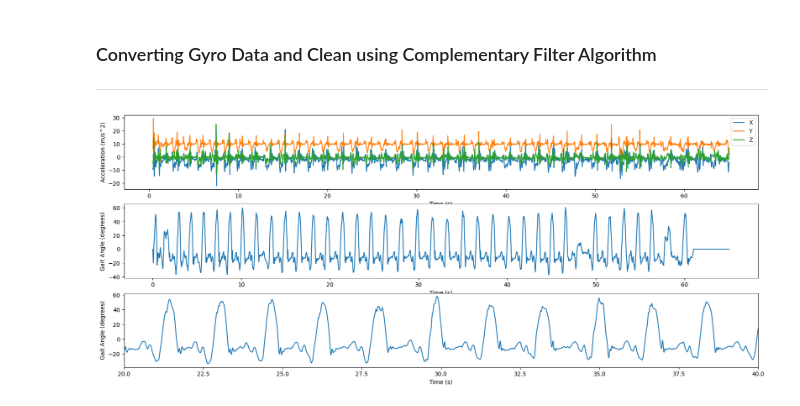
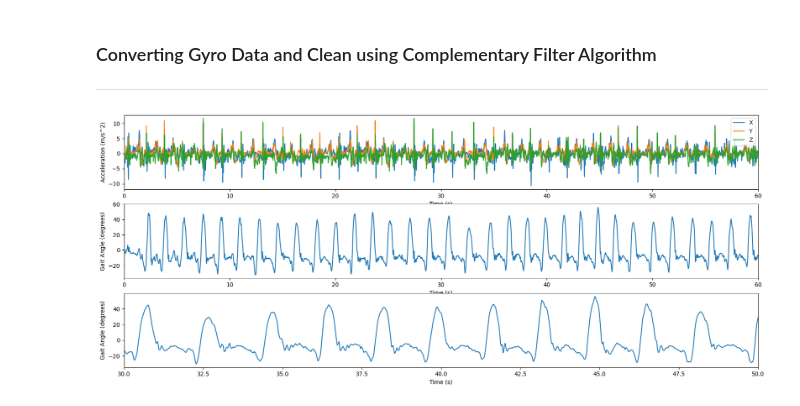
Before and after one commit to edward-billy/gait-analysis, a Jupyter notebook: Gait_Analysis.ipynb, the cells around one changed output. Saved outputs shown, nothing was run; the diff lists cells and outputs as text; code cells hidden in the pictures.

```diff
--- a/Gait_Analysis.ipynb
+++ b/Gait_Analysis.ipynb
@@ -12,11 +12,11 @@ import pandas as pd
 import numpy as np
 import matplotlib.pyplot as plt
 
-dfa = pd.read_excel('https://github.com/edward-billy/gait-analysis/blob/main/Gait_Analysis_IoT_2023-04-15_19-01-18.xls?raw=true',sheet_name = 'Accelerometer')
+dfa = pd.read_excel('https://github.com/edward-billy/gait-analysis/blob/main/Gait_Analysis_IoT_2023-04-15_19-01-18.xls?raw=true',sheet_name = 'Linear Acceleration')
 dfg = pd.read_excel('https://github.com/edward-billy/gait-analysis/blob/main/Gait_Analysis_IoT_2023-04-15_19-01-18.xls?raw=true',sheet_name = 'Gyroscope')
 
 # dataset alternatif
-# dfa = pd.read_excel('https://github.com/edward-billy/gait-analysis/blob/main/Gait_2023-04-15_21-08-53.xls?raw=true',sheet_name = 'Accelerometer')
+# dfa = pd.read_excel('https://github.com/edward-billy/gait-analysis/blob/main/Gait_2023-04-15_21-08-53.xls?raw=true',sheet_name = 'Linear Acceleration')
 # dfg = pd.read_excel('https://github.com/edward-billy/gait-analysis/blob/main/Gait_2023-04-15_21-08-53.xls?raw=true',sheet_name = 'Gyroscope')
 # %% [markdown]
 ### Plot Raw Data
@@ -55,7 +55,7 @@ plt.show()
 ---
 # %%
 # hitung sudut knee flexion
-dfa['Angle'] = np.arctan(dfa['Acceleration z (m/s^2)'], np.sqrt(dfa['Acceleration y (m/s^2)']**2 + dfa['Acceleration x (m/s^2)']**2))
+dfa['Angle'] = np.arctan(dfa['Linear Acceleration z (m/s^2)'], np.sqrt(dfa['Linear Acceleration y (m/s^2)']**2 + dfa['Linear Acceleration x (m/s^2)']**2))
 
 print(dfa.head)
 # %% [output]
@@ -119,24 +118,26 @@ gaitAngle = orientation* 0.1
 # %%
 fig, axs = plt.subplots(3, 1, figsize=(20, 8))
 
 # plot acceleration data
-axs[0].plot(dfa['Time (s)'], dfa['Acceleration x (m/s^2)'], label='X')
-axs[0].plot(dfa['Time (s)'], dfa['Acceleration y (m/s^2)'], label='Y')
-axs[0].plot(dfa['Time (s)'], dfa['Acceleration z (m/s^2)'], label='Z')
+axs[0].plot(dfa['Time (s)'], dfa['Linear Acceleration x (m/s^2)'], label='X')
+axs[0].plot(dfa['Time (s)'], dfa['Linear Acceleration y (m/s^2)'], label='Y')
+axs[0].plot(dfa['Time (s)'], dfa['Linear Acceleration z (m/s^2)'], label='Z')
 axs[0].set_xlabel('Time (s)')
 axs[0].set_ylabel('Acceleration (m/s^2)')
+axs[0].set_xlim([0, 60])
 axs[0].legend()
 
 # plot gait angle
 axs[1].plot(gyroTime, np.degrees(gaitAngle))
 axs[1].set_xlabel('Time (s)')
 axs[1].set_ylabel('Gait Angle (degrees)')
+axs[1].set_xlim([0, 60])
 
-axs[2].plot(gyroTime[2000:4000], np.degrees(gaitAngle[2000:4000]))
+axs[2].plot(gyroTime[3000:5000], np.degrees(gaitAngle[3000:5000]))
 axs[2].set_xlabel('Time (s)')
 axs[2].set_ylabel('Gait Angle (degrees)')
-axs[2].set_xlim([20, 40])
+axs[2].set_xlim([30, 50])
 
 plt.show()
 # %% [output]
-[figure, old version]
+[figure, new version]
```
Also changed, not shown: parts of 4 cells of this notebook.
